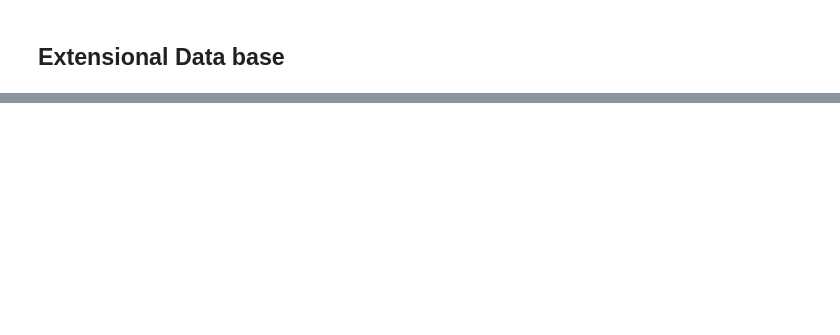
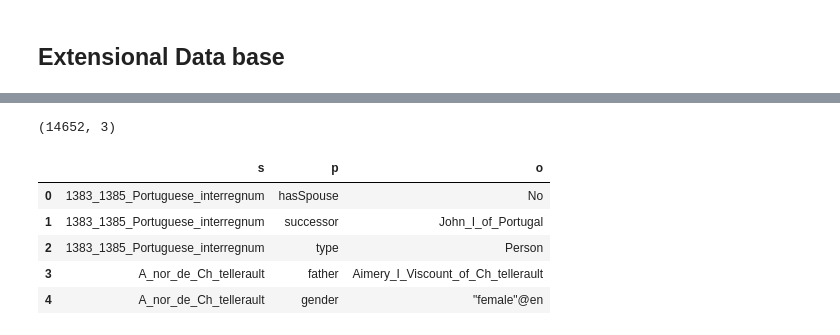
Before and after one commit to SDM-TIB/SPARKLE, a Jupyter notebook: SymbolicSystem/AMIE_Datalog.ipynb, the cells around one changed output, grey strips where cells are left out. Cells and saved outputs as stored; diff of their text form; code cells hidden in the pictures; blank space fills up the shorter version.

```diff
--- a/SymbolicSystem/AMIE_Datalog.ipynb
+++ b/SymbolicSystem/AMIE_Datalog.ipynb
@@ -115,5 +106,7 @@ def build_datalog_model(data):
         # Extensional Database
         assert_fact(d[1], d[0], d[2])
 
+    load(rule_list) # rule_list
+
 #         === TO DO.... ===
 #     + gender(A, '<female>') <= parent(A, '""@jfg.') & successor(D, A)
@@ -119,0 +133,29 @@ def build_datalog_model(data):
+# %%
+def reasoning_datalog(data, head_dict):
+    build_datalog_model(data)
+    list_deduced_link = pd.DataFrame(columns=['s', 'p', 'o'])
+#     === Query Datalog model ===
+    for rule_h, val in head_dict.items():
+        deduced_link = pyDatalog.ask(rule_h).answers
+#         === Creating DataFrame with deduced links ===
+        for i in range(len(deduced_link)):
+            if len(deduced_link[i])==2:
+                x = {'s': [deduced_link[i][0]], 'p': val[0], 'o': deduced_link[i][1]}
+            else:
+                x = {'s': [deduced_link[i][0]], 'p': val[0], 'o': val[1]}
+            list_deduced_link = pd.concat([list_deduced_link, pd.DataFrame(data=x)])
+#     === enriching original graph with the new links deduced ===
+    graph_deduced = pd.concat([data, list_deduced_link])
+    graph_deduced.drop_duplicates(keep='first', inplace=True)
+    return graph_deduced, list_deduced_link
+# %%
+graph_deduced, list_deduced_link = reasoning_datalog(data, head_dict)
+display(graph_deduced.shape, graph_deduced.head())
+# %% [output]
+(14652, 3)
+|  | s | p | o |
+| 0 | 1383_1385_Portuguese_interregnum | hasSpouse | No |
+| 1 | 1383_1385_Portuguese_interregnum | successor | John_I_of_Portugal |
+| 2 | 1383_1385_Portuguese_interregnum | type | Person |
+| 3 | A_nor_de_Ch_tellerault | father | Aimery_I_Viscount_of_Ch_tellerault |
+| 4 | A_nor_de_Ch_tellerault | gender | "female"@en |
```
Also changed, not shown: parts of 9 cells of this notebook, 2 other files.
